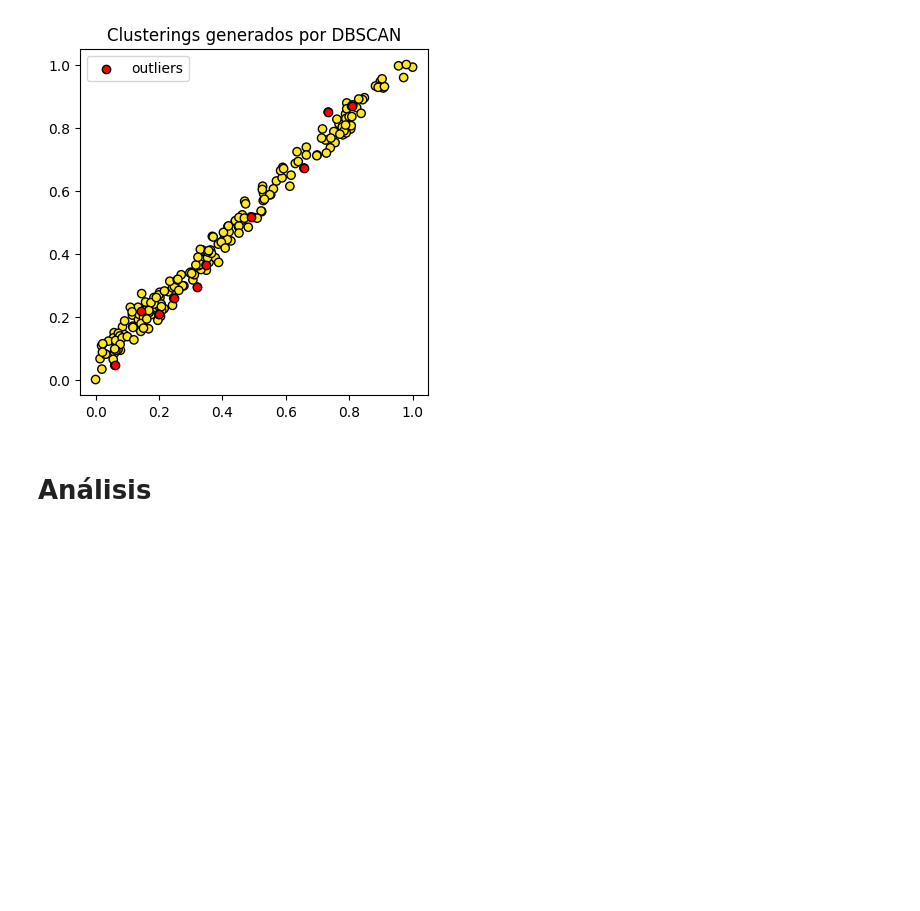
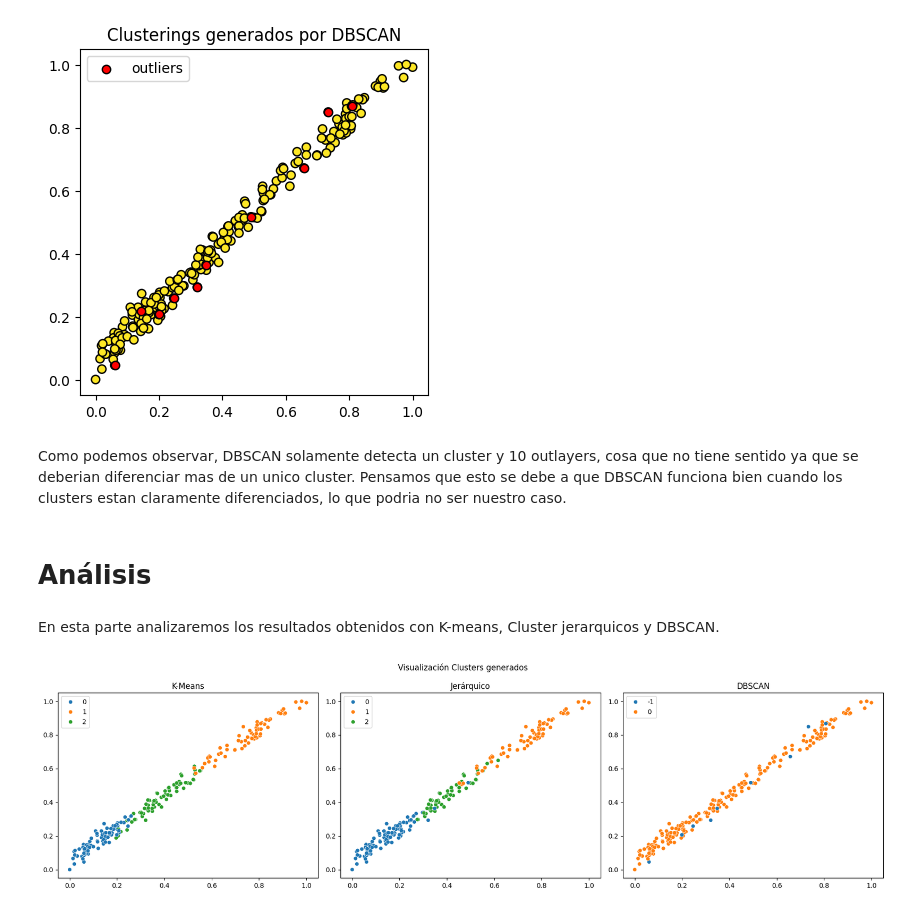
Before and after one commit to 100495699/Clustering_, a Jupyter notebook: Clustering.ipynb, the cells around one changed output. Cells and saved outputs as stored; diff of their text form; code cells hidden in the pictures; blank space fills up the shorter version.

```diff
--- a/Clustering.ipynb
+++ b/Clustering.ipynb
@@ -483,5 +483,41 @@ print(f'Número de outliers encontrados: {n_noise}')
 Número de clusters encontrados: 1
 Número de outliers encontrados: 10
 [figure]
+# %% [markdown]
+Como podemos observar, DBSCAN solamente detecta un cluster y 10 outlayers, cosa que no tiene sentido ya que se deberian diferenciar mas de un unico cluster. Pensamos que esto se debe a que DBSCAN funciona bien cuando los clusters estan claramente diferenciados, lo que podria no ser nuestro caso.
 # %% [markdown]
 # Análisis
+# %% [markdown]
+En esta parte analizaremos los resultados obtenidos con K-means, Cluster jerarquicos y DBSCAN.
+# %%
+import seaborn as sns
+
+# KMeans
+kmeans = KMeans(n_clusters=3, n_init=25, random_state=42)
+kmeans_labels = kmeans.fit_predict(X_kmeans_scaled)
+
+# Jerárquico
+agg = AgglomerativeClustering(n_clusters=3)
+hierarchical_labels = agg.fit_predict(X_clusjr_scaled)
+
+# DBSCAN
+dbscan = DBSCAN(eps= 0.25, min_samples  = 5, metric = 'euclidean')
+
+dbscan_labels = dbscan.fit_predict(X_dbscan_scaled)
+
+fig, axes = plt.subplots(1, 3, figsize=(18, 5))
+
+sns.scatterplot(x=X_kmeans_scaled[:, 0], y=X_kmeans_scaled[:, 1], hue=kmeans_labels, ax=axes[0], palette='tab10')
+axes[0].set_title("K-Means")
+
+sns.scatterplot(x=X_clusjr_scaled[:, 0], y=X_clusjr_scaled[:, 1], hue=hierarchical_labels, ax=axes[1], palette='tab10')
+axes[1].set_title("Jerárquico")
+
+sns.scatterplot(x=X_dbscan_scaled[:, 0], y=X_dbscan_scaled[:, 1], hue=dbscan_labels, ax=axes[2], palette='tab10')
+axes[2].set_title("DBSCAN")
+
+plt.suptitle("Visualización Clusters generados")
+plt.tight_layout()
+plt.show()
+# %% [output]
+[figure, added]
```
Also changed, not shown: parts of 5 cells of this notebook.
